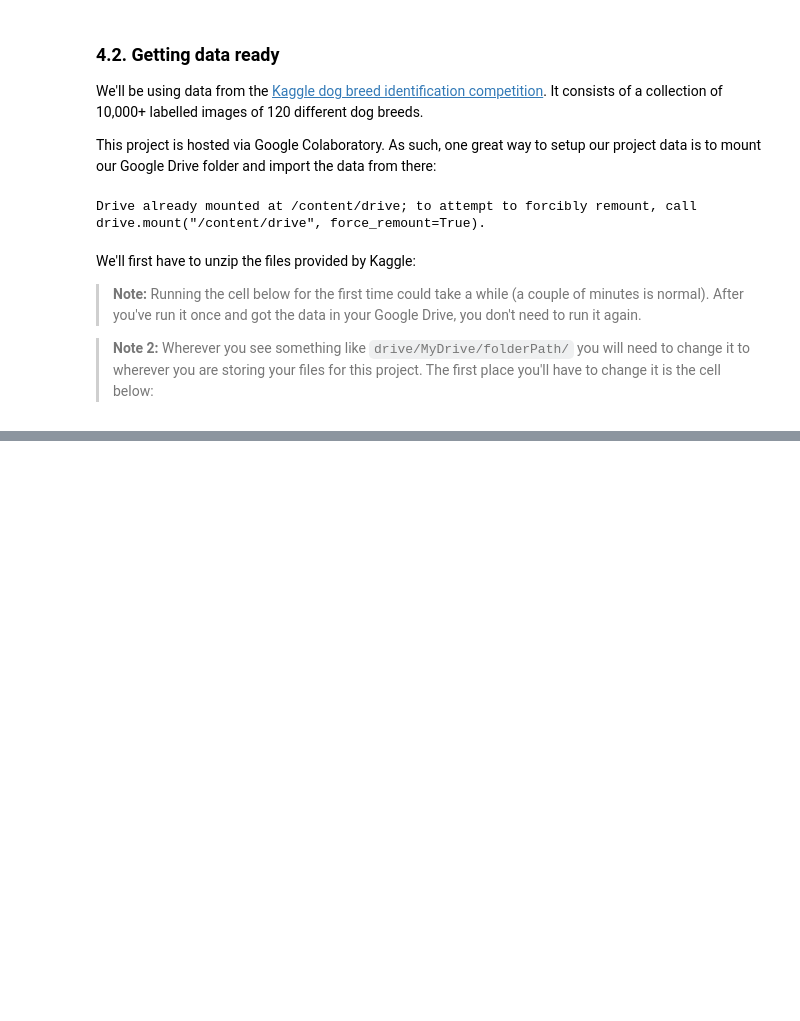
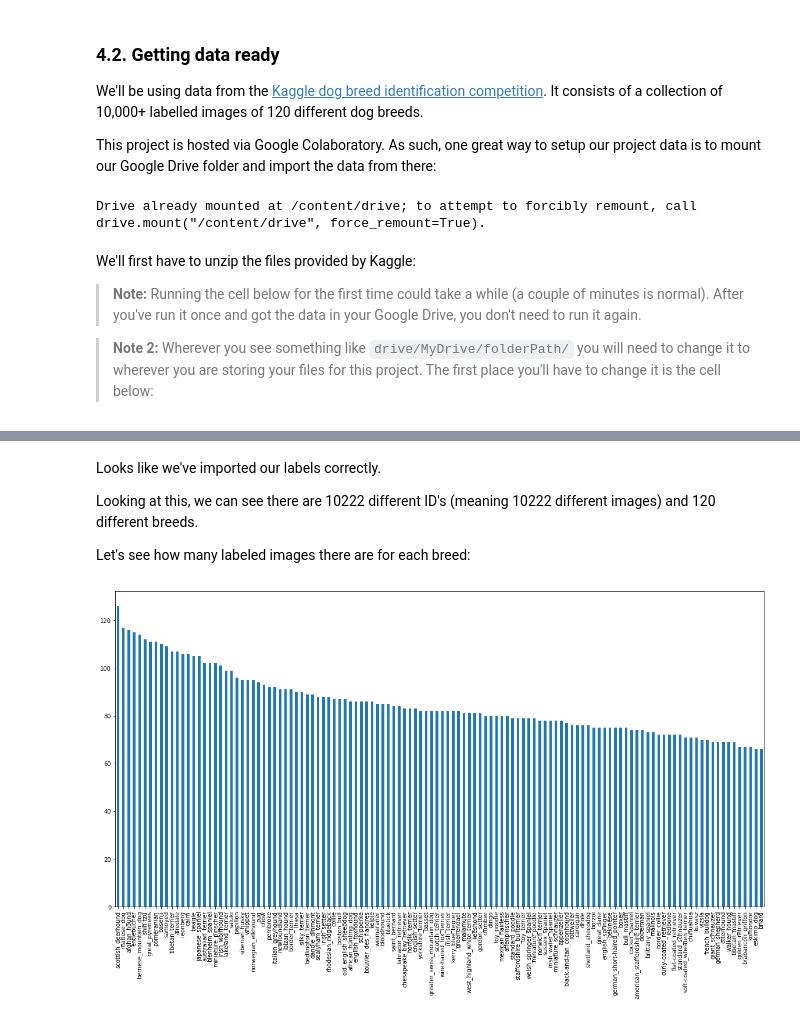
Before and after one commit to Insidiae/ztm-machine-learning, a Jupyter notebook: 7_deep_learning_neural_networks_tensorflow_2/dog_vision.ipynb, the cells around one changed output, grey strips where cells are left out. Saved outputs shown, nothing was run; the diff lists cells and outputs as text; code cells hidden in the pictures; blank space fills up the shorter version.

Commit message:
Setup and preprocess image data

```diff
--- a/7_deep_learning_neural_networks_tensorflow_2/dog_vision.ipynb
+++ b/7_deep_learning_neural_networks_tensorflow_2/dog_vision.ipynb
@@ -77,0 +84,5 @@ We'll first have to unzip the files provided by Kaggle:
+# %%
+import pandas as pd
+
+labels_csv = pd.read_csv("drive/MyDrive/ZTM-MLCourse/labels.csv")
+labels_csv.describe()
@@ -77,0 +104,10 @@ We'll first have to unzip the files provided by Kaggle:
+# %% [markdown]
+Looks like we've imported our labels correctly.
+
+Looking at this, we can see there are 10222 different ID's (meaning 10222 different images) and 120 different breeds.
+
+Let's see how many labeled images there are for each breed:
+# %%
+labels_csv["breed"].value_counts().plot.bar(figsize=(20, 10));
+# %% [output]
+[figure, added]
```
Also changed, not shown: parts of 57 cells of this notebook.
